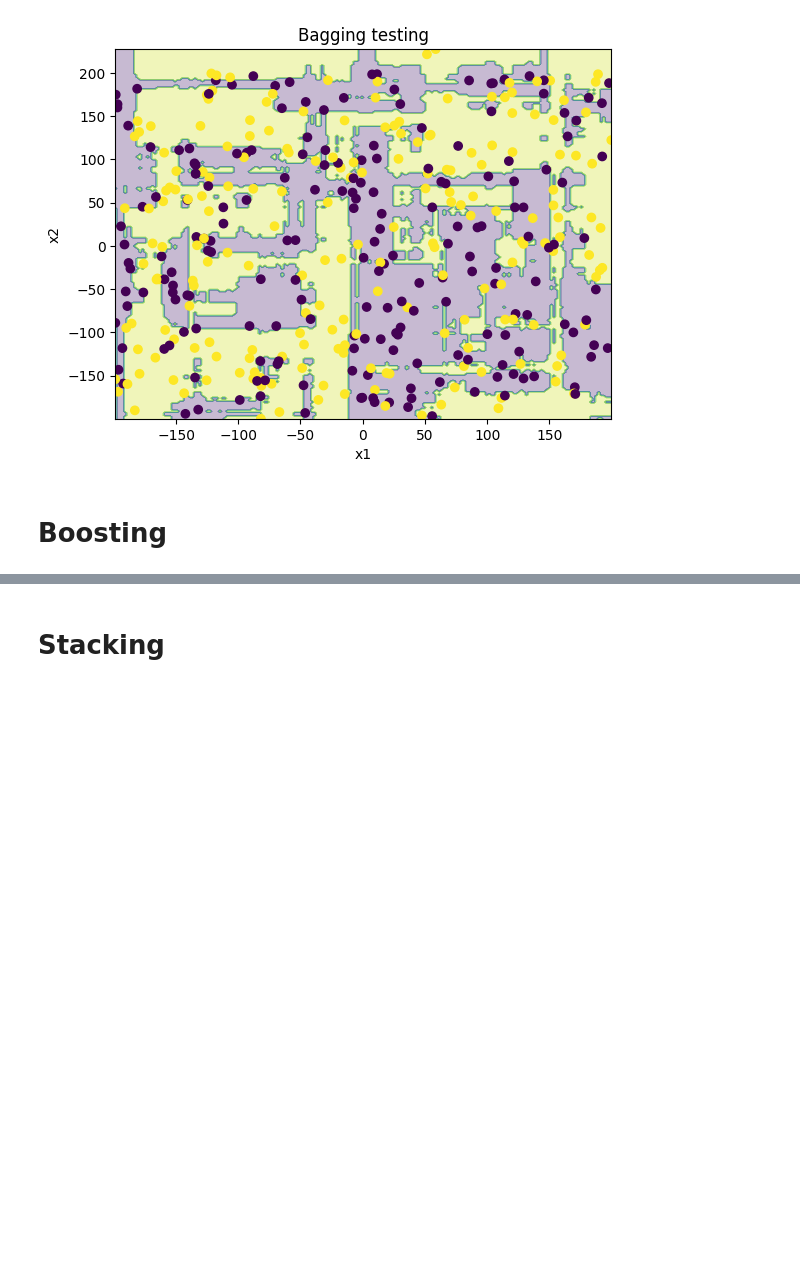
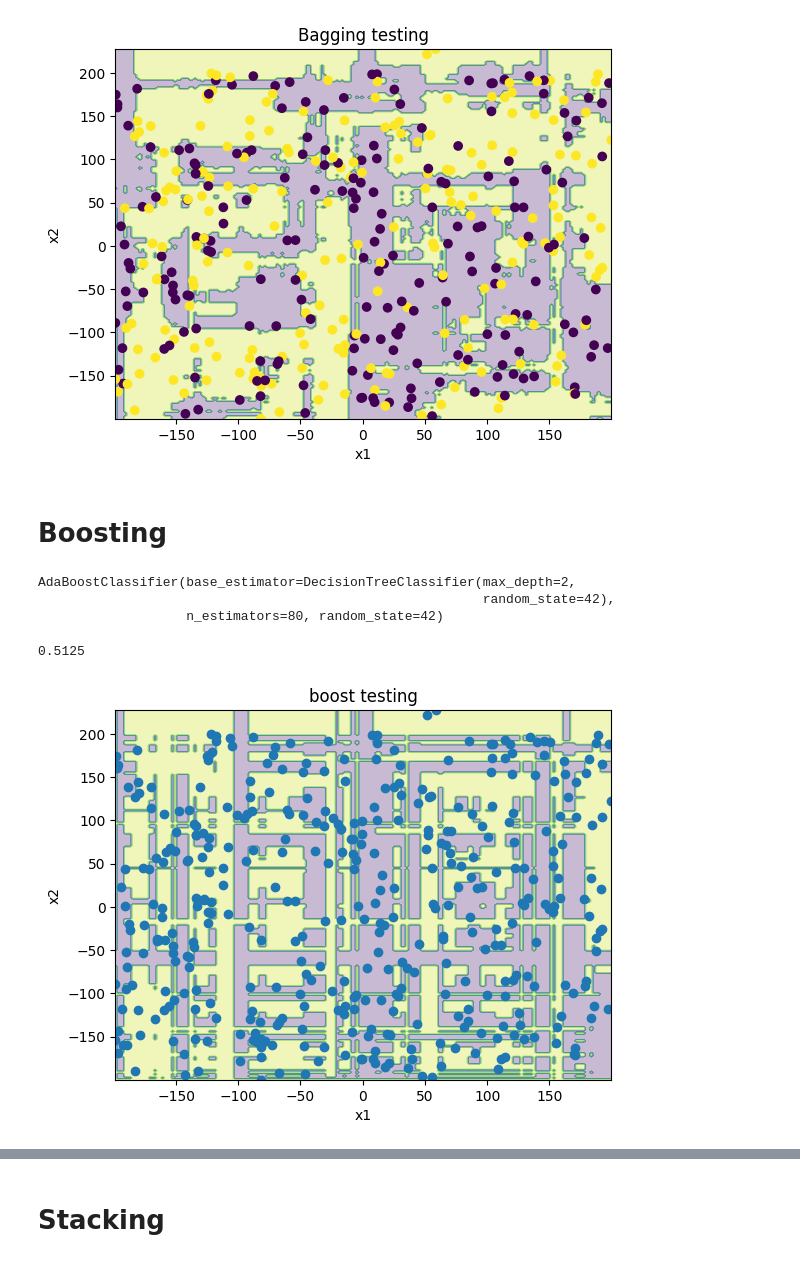
Before and after one commit to d940909492/machine-learning-practice, a Jupyter notebook: ensemble_learning/bagging_boosting_stacking.ipynb, the cells around one changed output, grey strips where cells are left out. Cells and saved outputs as stored; diff of their text form; code cells hidden in the pictures; blank space fills up the shorter version.

```diff
--- a/ensemble_learning/bagging_boosting_stacking.ipynb
+++ b/ensemble_learning/bagging_boosting_stacking.ipynb
@@ -50,3 +51,31 @@ plt.show()
 [figure]
 # %% [markdown]
 # Boosting
+# %%
+base_estimator = DecisionTreeClassifier(max_depth=2, random_state=42)
+boosting = AdaBoostClassifier(base_estimator=base_estimator, n_estimators=80, random_state=42)
+boosting.fit(x_train, y_train)
+# %% [output]
+AdaBoostClassifier(base_estimator=DecisionTreeClassifier(max_depth=2,
+                                                         random_state=42),
+                   n_estimators=80, random_state=42)
+# %%
+y_pred = boosting.predict(x_test)
+boost_score = accuracy_score(y_test, y_pred)
+boost_score
+# %% [output]
+0.5125
+# %%
+x2 , y2 = np.meshgrid(np.linspace(x[:, 0].min(), x[:, 0].max(), 200),np.linspace(x[:, 1].min(), x[:, 1].max(), 200))
+
+z = boosting.predict(np.c_[x2.ravel(), y2.ravel()])
+z = z.reshape(x2.shape)
+
+plt.contourf(x2, y2, z, alpha=0.3)
+plt.scatter(x[:, 0], x[:, 1])
+plt.xlabel('x1')
+plt.ylabel('x2')
+plt.title('boost testing')
+plt.show()
+# %% [output]
+[figure, added]
```
Also changed, not shown: parts of 9 cells of this notebook, 11 other files.
